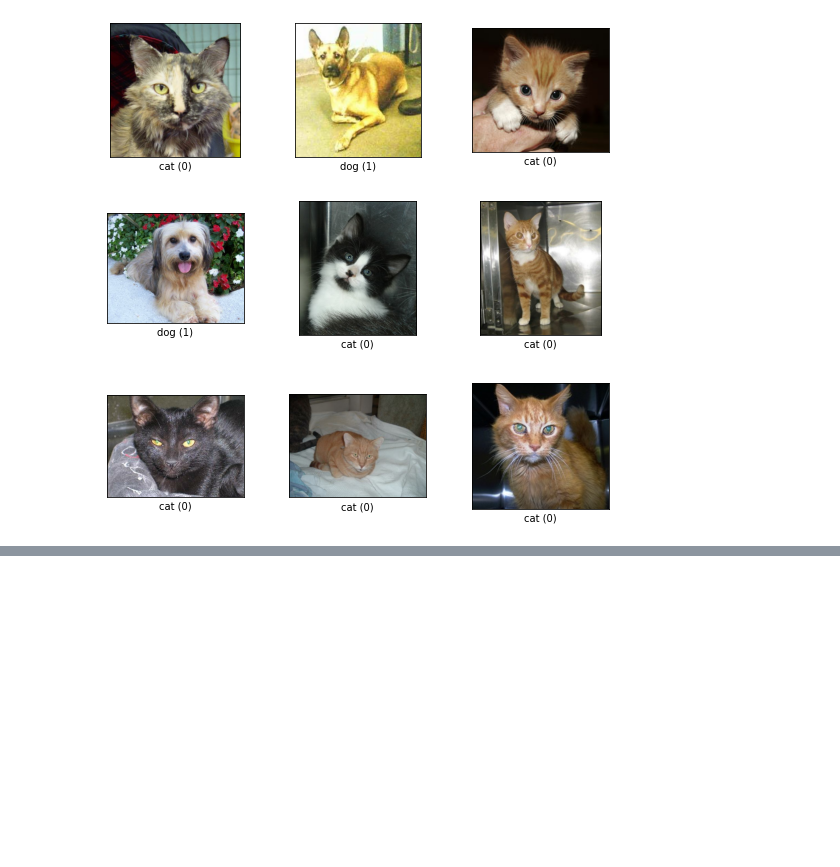
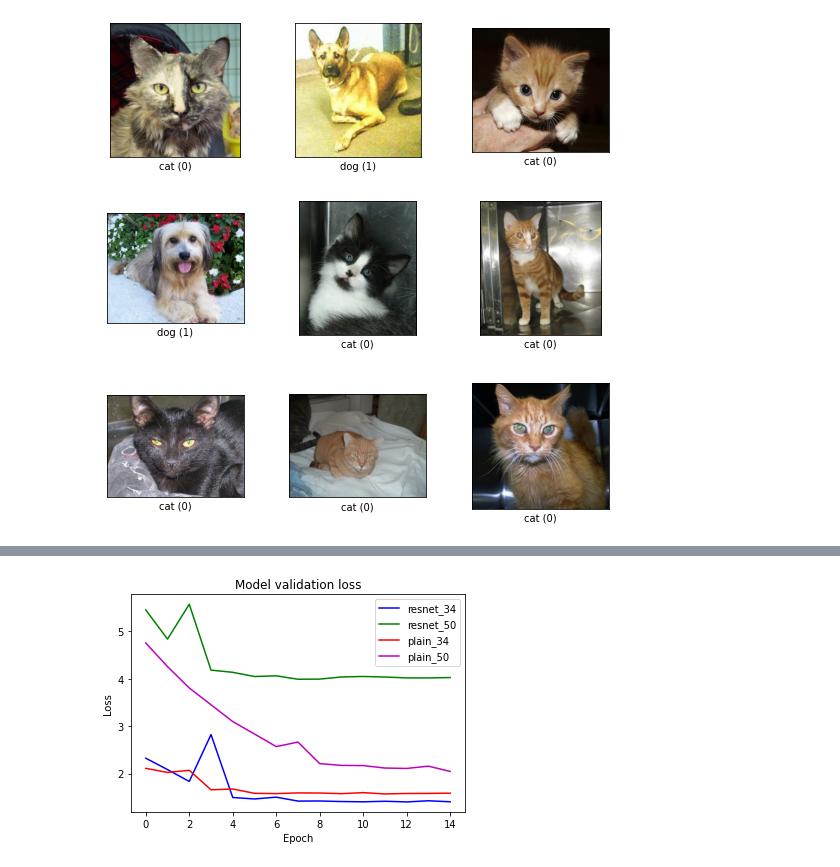
Before and after one commit to fmfmsd/Chamchee, a Jupyter notebook: GoingDeeper/GD1/Going_Deeper01.ipynb, the cells around one changed output, grey strips where cells are left out. Drawn from its saved outputs; the diff is of its cells as text; code cells hidden in the pictures; blank space fills up the shorter version.

```diff
--- a/GoingDeeper/GD1/Going_Deeper01.ipynb
+++ b/GoingDeeper/GD1/Going_Deeper01.ipynb
@@ -497,3 +508,15 @@ Epoch 27/27
+# %%
+plt.plot(history_34.history['val_loss'], 'b')
+plt.plot(history_50.history['val_loss'], 'g')
+plt.plot(history_plain_34.history['val_loss'], 'r')
+plt.plot(history_plain_50.history['val_loss'], 'm')
+plt.title('Model validation loss')
+plt.ylabel('Loss')
+plt.xlabel('Epoch')
+plt.legend(['resnet_34', 'resnet_50', 'plain_34', 'plain_50'], loc='upper right')
+plt.show()
+# %% [output]
+[figure, added]
 # %%
 plt.plot(history_34.history['val_accuracy'], 'b')
 plt.plot(history_50.history['val_accuracy'], 'g')
```
Also changed, not shown: parts of 15 cells of this notebook.
